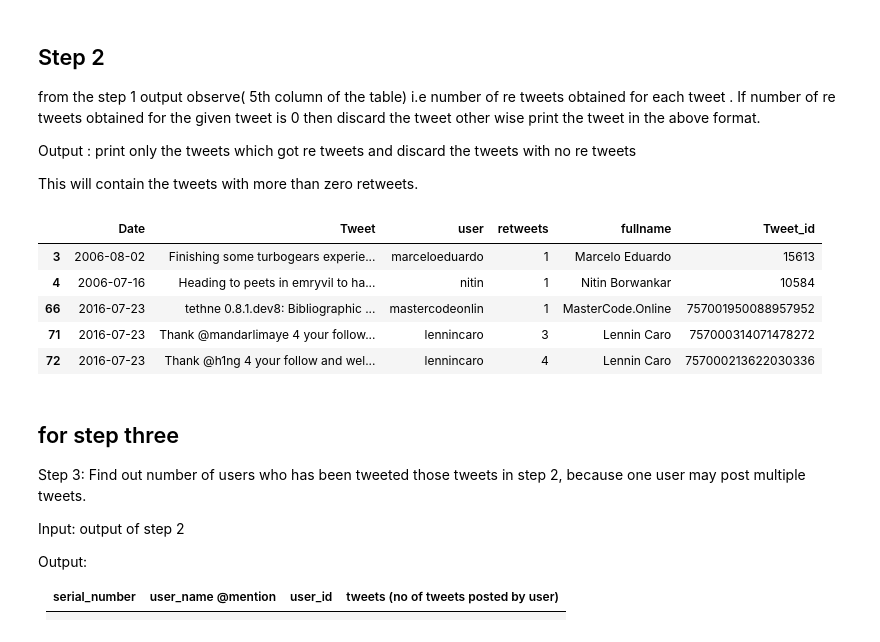
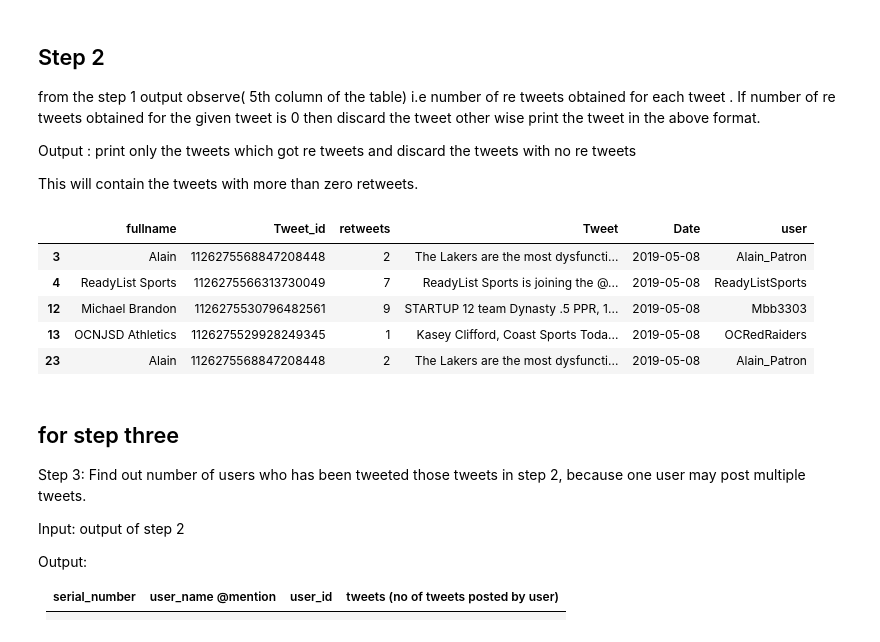
Before and after one commit to vinaybommana/twitter-analytics, a Jupyter notebook: Twitter Analytics.ipynb, the cells around one changed output. Cells and saved outputs as stored; diff of their text form; code cells hidden in the pictures.

```diff
--- a/Twitter Analytics.ipynb
+++ b/Twitter Analytics.ipynb
@@ -48,7 +48,7 @@ def load_json_file(file_path: str) -> Dict:
     with codecs.open(file_path, "r", "utf-8") as f:
         return json.load(f, encoding="utf-8")
 
-tweets = load_json_file("/home/vinay/backups/today\'stweets.json")
+tweets = load_json_file("/Users/zarwis/twitter_data/04June_0344.json")
 
 list_tweets = [list(elem.values()) for elem in tweets]
 list_columns = list(tweets[0].keys())
@@ -83,6 +83,7 @@ Index(['timestamp', 'text', 'user', 'retweets', 'fullname', 'id'], dtype='object
 # %%
 # renaming column names
-twitter_data.columns = ['Date', 'Tweet', 'user', 'retweets', 'fullname', 'Tweet_id']
+# twitter_data.columns = ['Date', 'Tweet', 'user', 'retweets', 'fullname', 'Tweet_id']
+twitter_data.columns = ['fullname', 'Tweet_id', 'retweets', 'Tweet', 'Date', 'user']
 
 twitter_data.head()
 twitter_data_backup = twitter_data
@@ -94,15 +95,15 @@ Output : print only the tweets which got re tweets and discard the tweets with n
 
 This will contain the tweets with more than zero retweets.
 # %%
-twitter_data = twitter_data[twitter_data.retweets != "0"]
+twitter_data = twitter_data[twitter_data.retweets != 0]
 twitter_data.head()
 # %% [output]
-|  | Date | Tweet | user | retweets | fullname | Tweet_id |
-| 3 | 2006-08-02 | Finishing some turbogears experie... | marceloeduardo | 1 | Marcelo Eduardo | 15613 |
-| 4 | 2006-07-16 | Heading to peets in emryvil to ha... | nitin | 1 | Nitin Borwankar | 10584 |
-| 66 | 2016-07-23 | tethne 0.8.1.dev8: Bibliographic ... | mastercodeonlin | 1 | MasterCode.Online | 757001950088957952 |
-| 71 | 2016-07-23 | Thank @mandarlimaye 4 your follow... | lennincaro | 3 | Lennin Caro | 757000314071478272 |
-| 72 | 2016-07-23 | Thank @h1ng 4 your follow and wel... | lennincaro | 4 | Lennin Caro | 757000213622030336 |
+|  | fullname | Tweet_id | retweets | Tweet | Date | user |
+| 3 | Alain | 1126275568847208448 | 2 | The Lakers are the most dysfuncti... | 2019-05-08 | Alain_Patron |
+| 4 | ReadyList Sports | 1126275566313730049 | 7 | ReadyList Sports is joining the @... | 2019-05-08 | ReadyListSports |
+| 12 | Michael Brandon | 1126275530796482561 | 9 | STARTUP 12 team Dynasty .5 PPR, 1... | 2019-05-08 | Mbb3303 |
+| 13 | OCNJSD Athletics | 1126275529928249345 | 1 | Kasey Clifford, Coast Sports Toda... | 2019-05-08 | OCRedRaiders |
+| 23 | Alain | 1126275568847208448 | 2 | The Lakers are the most dysfuncti... | 2019-05-08 | Alain_Patron |
 # %% [markdown]
 ## for step three
 
```
Also changed, not shown: parts of 27 cells of this notebook, 2 other files.
